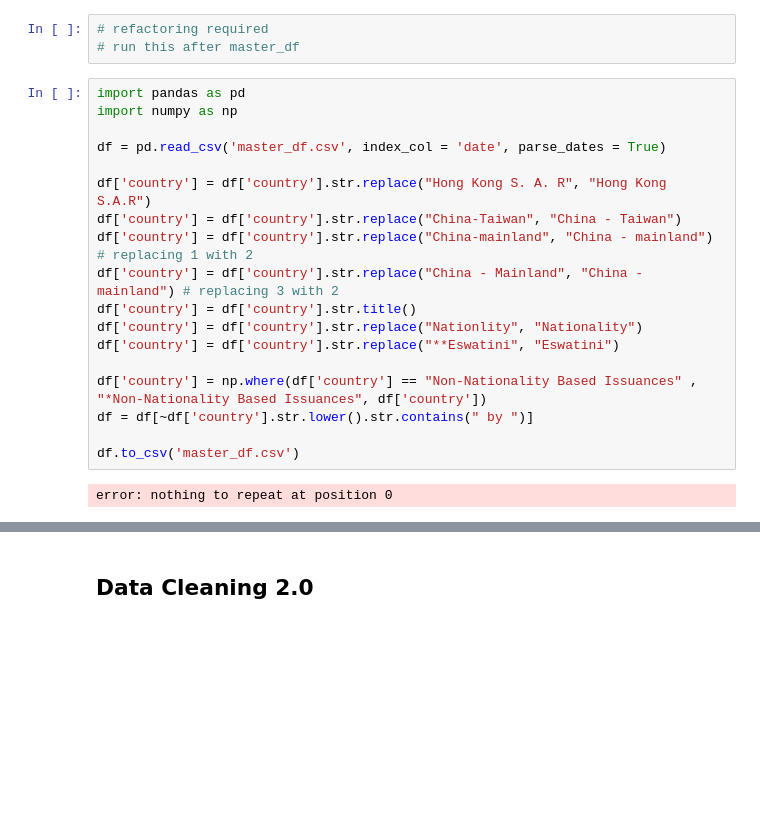
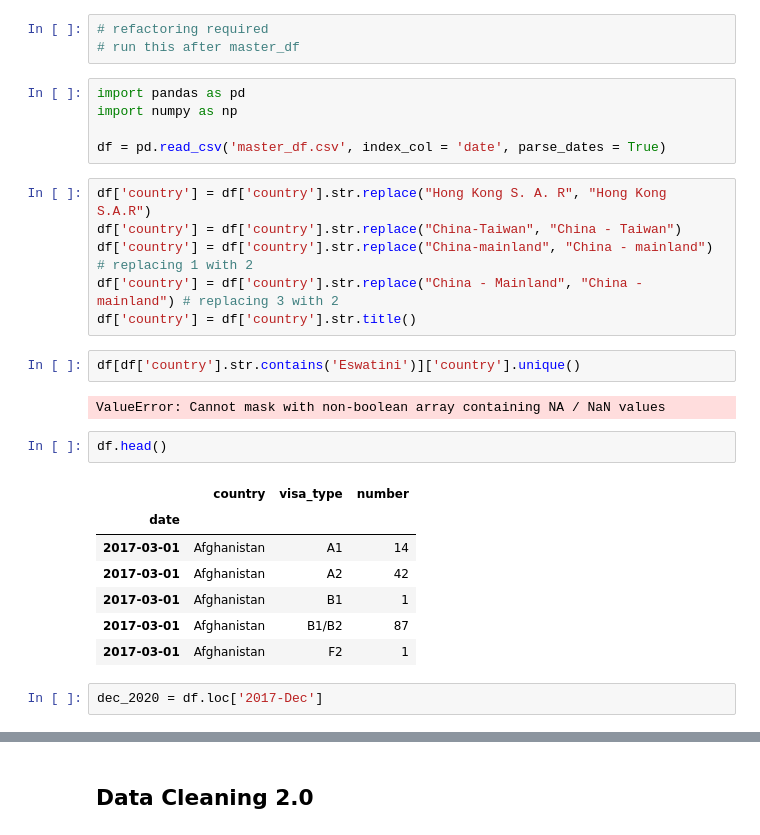
Before and after one commit to TashiNyangmi/Visa, a Jupyter notebook: data_cleaning/data_cleaning_exceptions.ipynb, the cells around one changed output, grey strips where cells are left out. Saved outputs shown, nothing was run; the diff lists cells and outputs as text; blank space fills up the shorter version.

```diff
--- a/data_cleaning/data_cleaning_exceptions.ipynb
+++ b/data_cleaning/data_cleaning_exceptions.ipynb
@@ -3,23 +3,30 @@
 # %%
 # refactoring required
 # run this after master_df
+# %%
+import pandas as pd
+import numpy as np
+
+df = pd.read_csv('master_df.csv', index_col = 'date', parse_dates = True)
 # %%
-import pandas as pd
-import numpy as np
-
-df = pd.read_csv('master_df.csv', index_col = 'date', parse_dates = True)
-
 df['country'] = df['country'].str.replace("Hong Kong S. A. R", "Hong Kong S.A.R")
 df['country'] = df['country'].str.replace("China-Taiwan", "China - Taiwan")
 df['country'] = df['country'].str.replace("China-mainland", "China - mainland") # replacing 1 with 2
 df['country'] = df['country'].str.replace("China - Mainland", "China - mainland") # replacing 3 with 2
 df['country'] = df['country'].str.title()
-df['country'] = df['country'].str.replace("Nationlity", "Nationality")
-df['country'] = df['country'].str.replace("**Eswatini", "Eswatini")
-
-df['country'] = np.where(df['country'] == "Non-Nationality Based Issuances" , "*Non-Nationality Based Issuances", df['country'])
-df = df[~df['country'].str.lower().str.contains(" by ")]
-
-df.to_csv('master_df.csv')
-# %% [output]
-error: nothing to repeat at position 0
+# %%
+df[df['country'].str.contains('Eswatini')]['country'].unique()
+# %% [output]
+ValueError: Cannot mask with non-boolean array containing NA / NaN values
+# %%
+df.head()
+# %% [output]
+|  | country | visa_type | number |
+| date |  |  |  |
+| 2017-03-01 | Afghanistan | A1 | 14 |
+| 2017-03-01 | Afghanistan | A2 | 42 |
+| 2017-03-01 | Afghanistan | B1 | 1 |
+| 2017-03-01 | Afghanistan | B1/B2 | 87 |
+| 2017-03-01 | Afghanistan | F2 | 1 |
+# %%
+dec_2020 = df.loc['2017-Dec']
```
Also changed, not shown: parts of 7 cells of this notebook, 4 other files.
